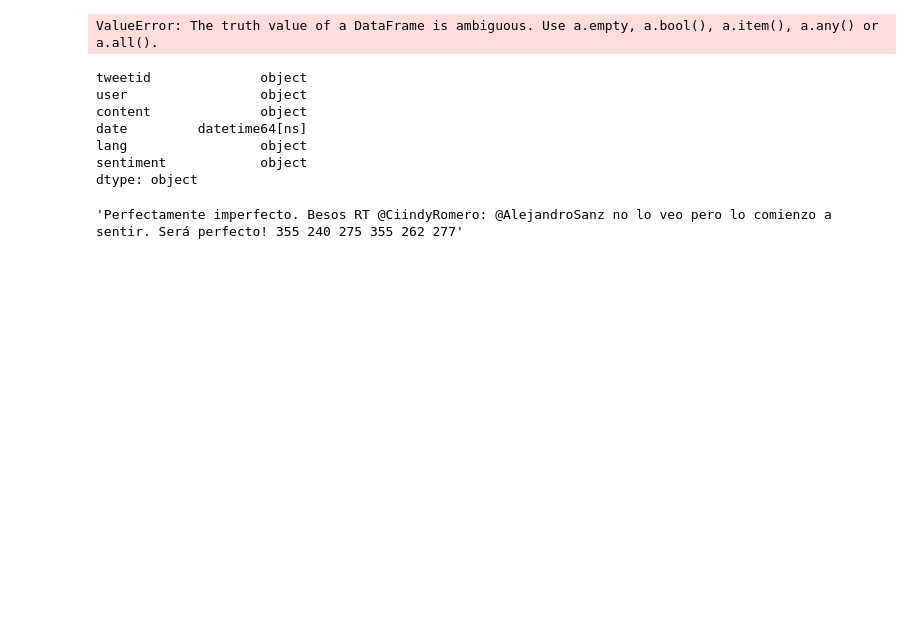
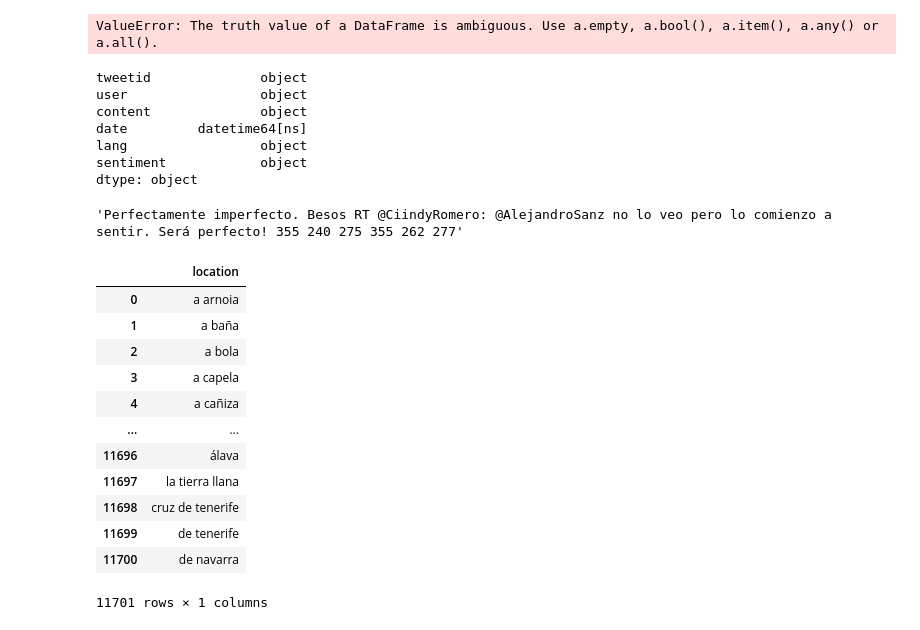
Before and after one commit to manugaco/cons_app, a Jupyter notebook: SMI_0_database/dev/create_fill_db.ipynb, the cells around one changed output. Cells and saved outputs as stored; diff of their text form; code cells hidden in the pictures; blank space fills up the shorter version.

```diff
--- a/SMI_0_database/dev/create_fill_db.ipynb
+++ b/SMI_0_database/dev/create_fill_db.ipynb
@@ -755,3 +755,19 @@ path_corpus = '../../../../context/SMI/data/municipalities/munlist.json'
 with open(path_corpus, 'r') as f:
     df = pd.DataFrame(json.load(f), columns=['location'])
     df.drop_duplicates(inplace = True)
+# %%
+df
+# %% [output]
+|  | location |
+| 0 | a arnoia |
+| 1 | a baña |
+| 2 | a bola |
+| 3 | a capela |
+| 4 | a cañiza |
+| ... | ... |
+| 11696 | álava |
+| 11697 | la tierra llana |
+| 11698 | cruz de tenerife |
+| 11699 | de tenerife |
+| 11700 | de navarra |
+11701 rows × 1 columns
```
Also changed, not shown: 3 other files.
